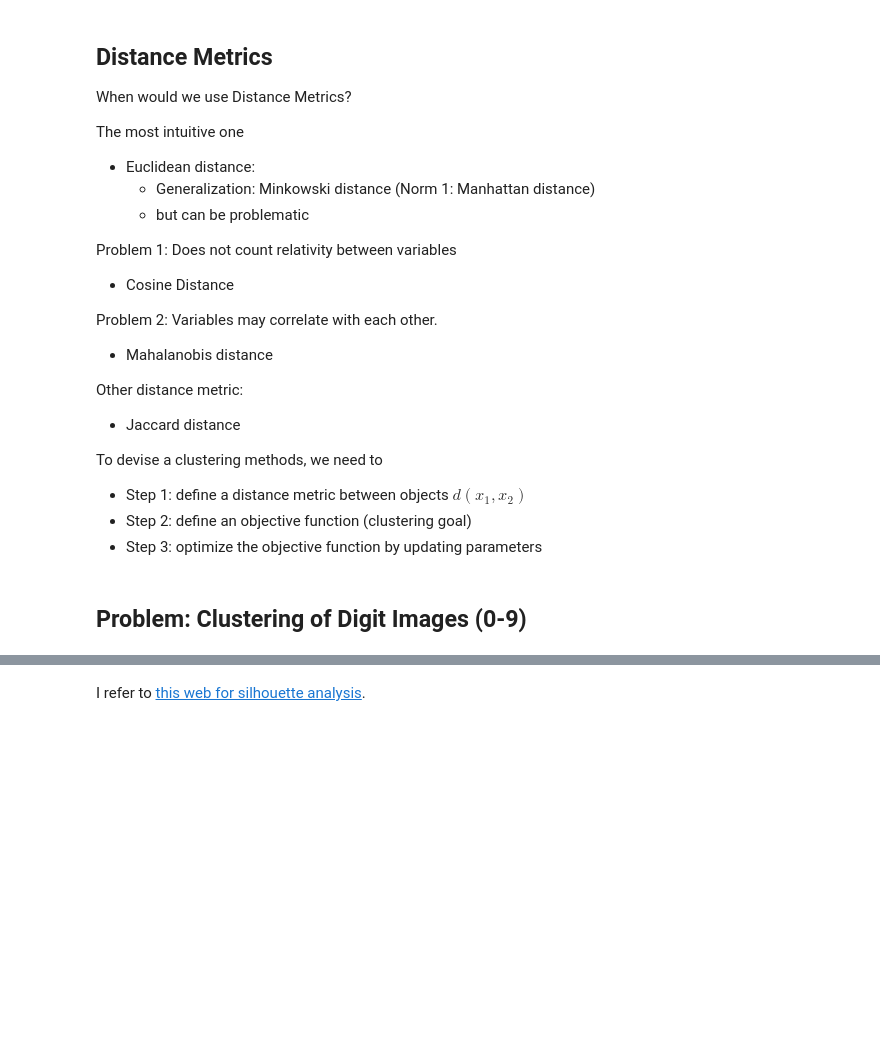
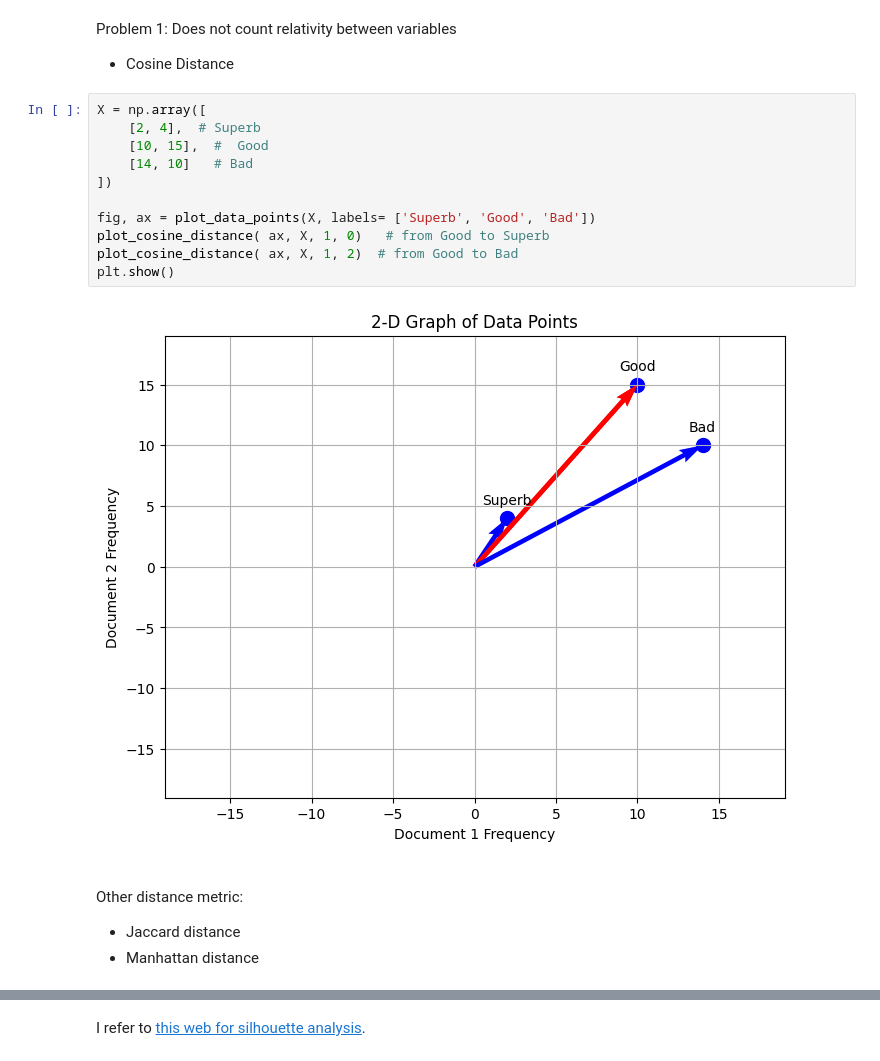
Before and after one commit to xinzhel/machine-learning-tutorials, a Jupyter notebook: 3-clustering-kmeans.ipynb, the cells around one changed output, grey strips where cells are left out. Drawn from its saved outputs; the diff is of its cells as text; blank space fills up the shorter version.

```diff
--- a/3-clustering.ipynb
+++ b/3-clustering-kmeans.ipynb
@@ -21,26 +38,30 @@ def purity_score(y_true, y_pred):
+# %% [markdown]
+
+Problem 1: Does not count relativity between variables
+* Cosine Distance
+# %%
+X = np.array([
+    [2, 4],  # Superb
+    [10, 15],  #  Good
+    [14, 10]   # Bad
+])
+
+fig, ax = plot_data_points(X, labels= ['Superb', 'Good', 'Bad'])
+plot_cosine_distance( ax, X, 1, 0)   # from Good to Superb
+plot_cosine_distance( ax, X, 1, 2)  # from Good to Bad
+plt.show()
+# %% [output]
+[figure, added]
+# %% [markdown]
+<!-- Problem 2: Variables may correlate with each other.
+* Mahalanobis distance -->
 # %% [markdown]
-## Distance Metrics
-
-When would we use Distance Metrics?
-
-The most intuitive one
-* Euclidean distance:
-    + Generalization: Minkowski distance (Norm 1: Manhattan distance)
-    + but can be problematic
-
-Problem 1: Does not count relativity between variables
-* Cosine Distance
-
-Problem 2: Variables may correlate with each other.
-* Mahalanobis distance
-
 Other distance metric:
 * Jaccard distance
+* Manhattan distance
 
 
-To devise a clustering methods, we need to
+<!-- To devise a clustering methods, we need to
 * Step 1: define a distance metric between objects $d(x_1, x_2)$
 * Step 2: define an objective function (clustering goal)
-* Step 3: optimize the objective function by updating parameters
+* Step 3: optimize the objective function by updating parameters -->
-# %% [markdown]
-## Problem: Clustering of Digit Images (0-9)
```
Also changed, not shown: parts of 32 cells of this notebook, 21 other files.
